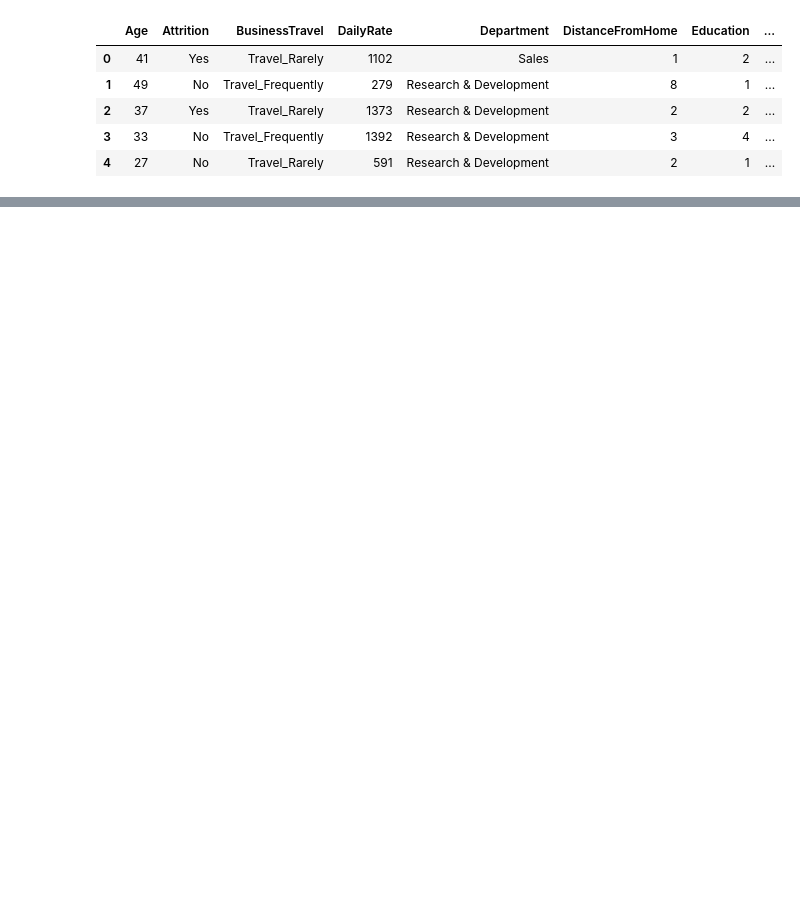
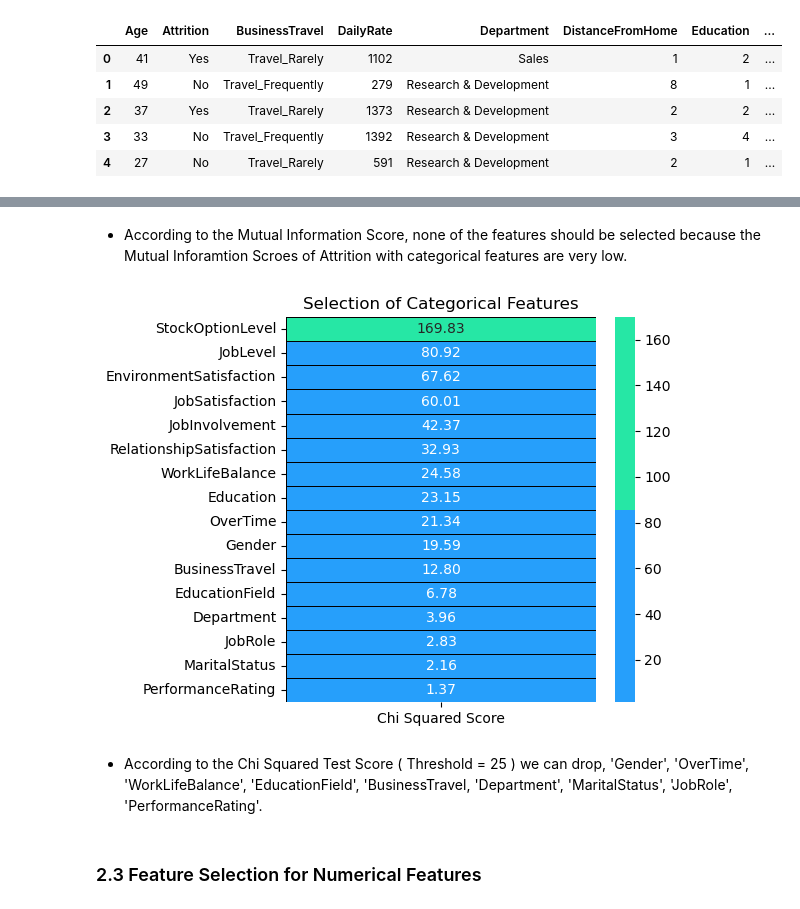
Before and after one commit to LasaK97/Employee-Attrition-and-Performance-EDA-Model-, a Jupyter notebook: src/model.ipynb, the cells around one changed output, grey strips where cells are left out. Saved outputs shown, nothing was run; the diff lists cells and outputs as text; code cells hidden in the pictures; blank space fills up the shorter version.

```diff
--- a/src/model.ipynb
+++ b/src/model.ipynb
@@ -52,0 +276,18 @@ emp_df.head()
+# %% [markdown]
+- According to the Mutual Information Score, none of the features should be selected because the Mutual Inforamtion Scroes of Attrition with categorical features are very low.
+# %%
+# chi Square Test
+best_features = SelectKBest(score_func = chi2,k = 'all')
+fit = best_features.fit(cat_features,target)
+
+featureScores = pd.DataFrame(data = fit.scores_,index = list(cat_features.columns),columns = ['Chi Squared Score'])
+
+plt.subplots(figsize = (5,5))
+sns.heatmap(featureScores.sort_values(ascending = False,by = 'Chi Squared Score'),annot = True,cmap = custom_palette[0:2],linewidths = 0.4,linecolor = 'black',fmt = '.2f');
+plt.title('Selection of Categorical Features');
+# %% [output]
+[figure, added]
+# %% [markdown]
+- According to the Chi Squared Test Score ( Threshold = 25 ) we can drop, 'Gender', 'OverTime', 'WorkLifeBalance', 'EducationField', 'BusinessTravel, 'Department', 'MaritalStatus', 'JobRole', 'PerformanceRating'.
+# %% [markdown]
+### 2.3 Feature Selection for Numerical Features
```
Also changed, not shown: parts of 82 cells of this notebook, 6 other files.
